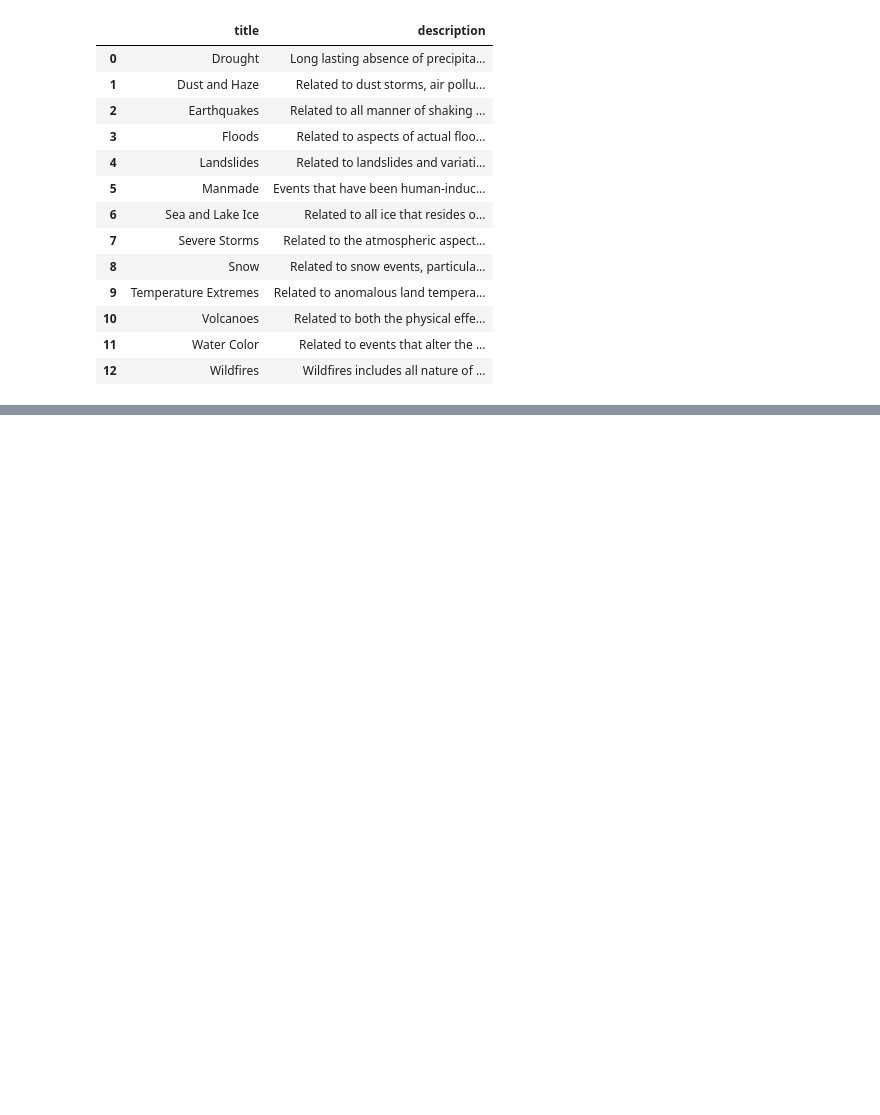
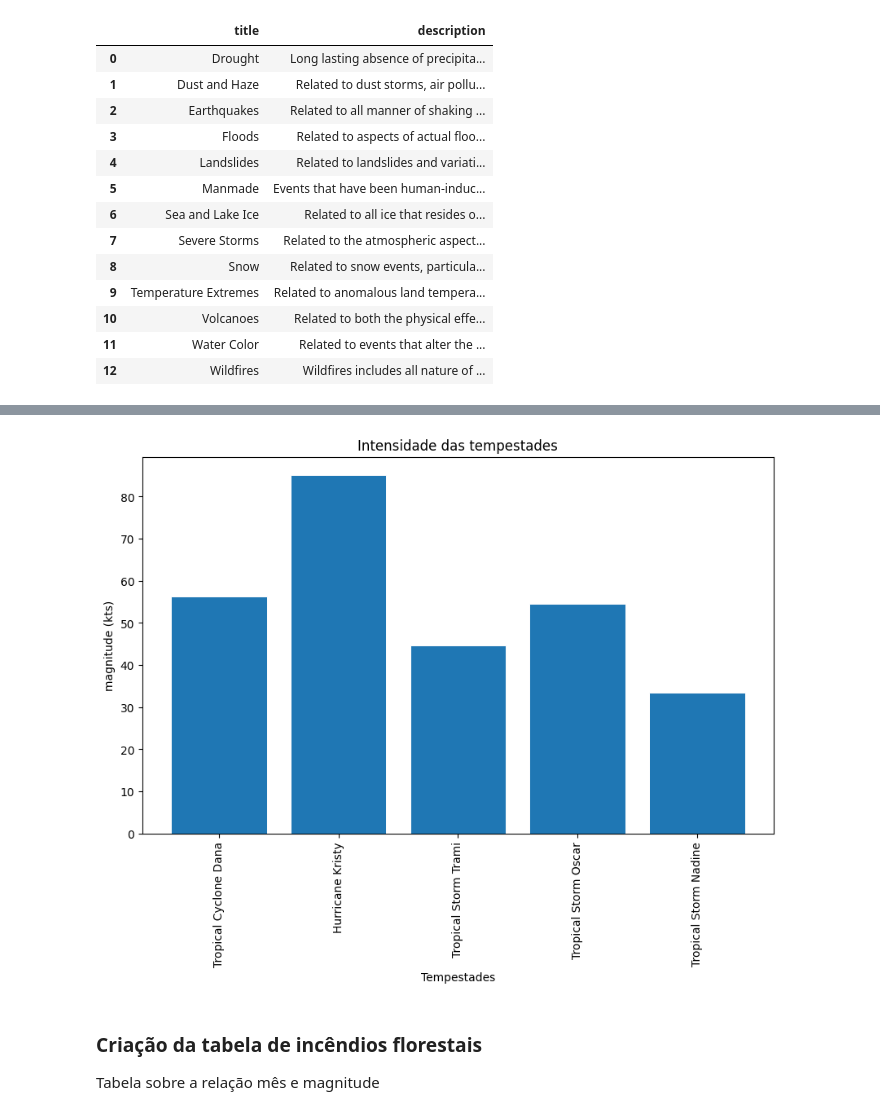
Before and after one commit to DanFeMartins/NASA--analisys, a Jupyter notebook: analises.ipynb, the cells around one changed output, grey strips where cells are left out. Cells and saved outputs as stored; diff of their text form; code cells hidden in the pictures; blank space fills up the shorter version.

```diff
--- a/analises.ipynb
+++ b/analises.ipynb
@@ -280,0 +168,4 @@ NameError: name 'df_wildfires' is not defined
+# %%
+df_events['magnitude_evento'] = df_events['geometry'].apply(lambda x: [d['magnitudeValue'] for d in x]) #separando o vetor de magnitudes dos eventos e adicionando na própria tabela de eventos
+
+df_events.head(1)
@@ -280,0 +195,19 @@ NameError: name 'df_wildfires' is not defined
+# %%
+x = df_magnitude_grafico['title']
+y = df_magnitude_grafico['media_magnitude']
+
+plt.figure(figsize=(10, 6))
+plt.bar(x, y, width=0.8, edgecolor="white", linewidth=0.7)
+
+plt.xticks(rotation=90)
+
+plt.xlabel('Tempestades')
+plt.ylabel('magnitude (kts)')
+plt.title('Intensidade das tempestades')
+
+plt.show()
+# %% [output]
+[figure, added]
+# %% [markdown]
+### Criação da tabela de incêndios florestais
+Tabela sobre a relação mês e magnitude
```
Also changed, not shown: parts of 60 cells of this notebook.
